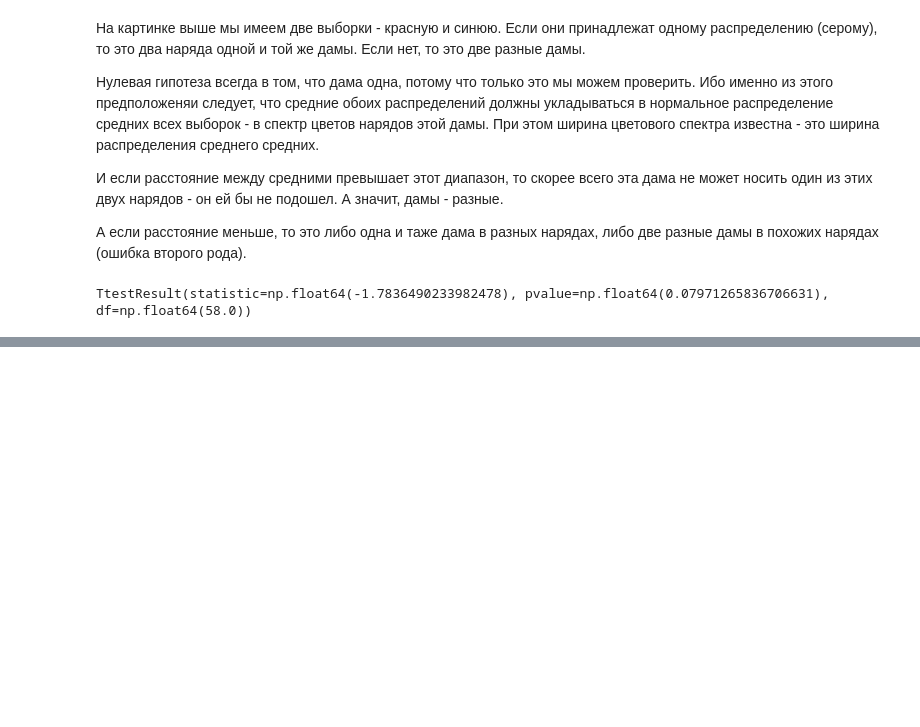
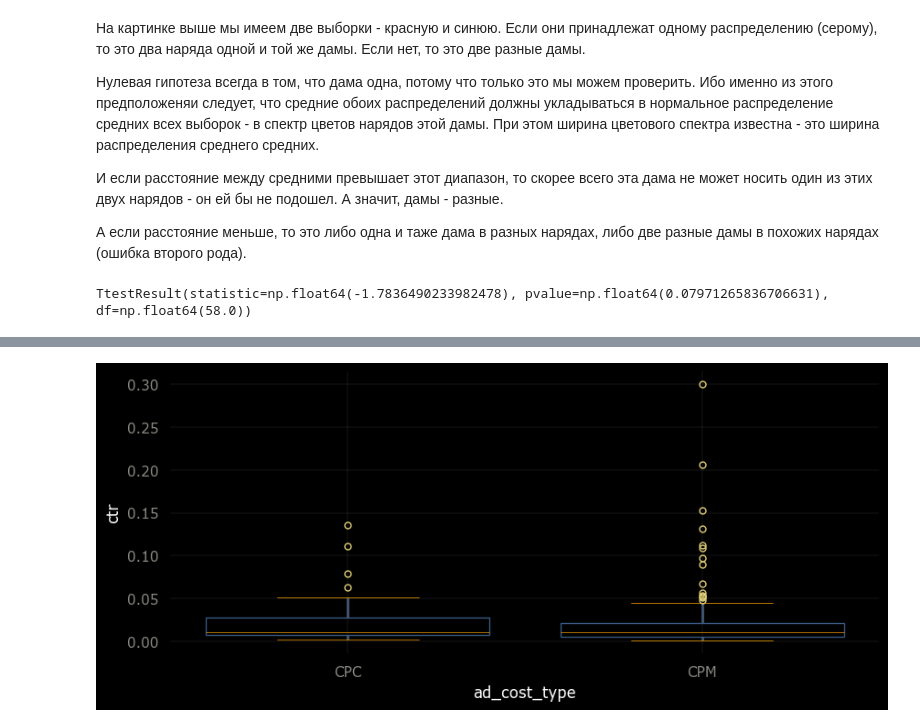
Before and after one commit to sortvalues/my_rep_01, a Jupyter notebook: Statistics/z_and_t_distributions.ipynb, the cells around one changed output, grey strips where cells are left out. Drawn from its saved outputs; the diff is of its cells as text; code cells hidden in the pictures; blank space fills up the shorter version.

```diff
--- a/Statistics/z_and_t_distributions.ipynb
+++ b/Statistics/z_and_t_distributions.ipynb
@@ -458,0 +336,20 @@ cost_type.head()
+# %%
+plt.figure(figsize=(10,4))
+boxplot_style = {
+    'medianprops':  {'linewidth': 4, 'color': '#571a18'},
+    'flierprops':   {'marker': 'o', 'markerfacecolor': 'green', 'markersize': 8},
+    'boxprops':     {'facecolor': 'none', 'edgecolor ': '#435975', 'linewidth': 1},
+    'capprops':     {'color': 'orange', 'linewidth': 1}}
+sns.boxplot(x = cost_type.ad_cost_type, y = cost_type.ctr,
+                                                            whiskerprops = {'linewidth': 2, 'color': '#435975'},
+                                                            medianprops  = {'linewidth': 4, 'color': 'orange', 'linewidth': 0.5},
+                                                            flierprops   = {'marker': 'o', 'markeredgecolor': '#e0ce79', 'markersize': 5, 'markerfacecolor' :'none', 'linewidth': 0.1},
+                                                            boxprops     = {'facecolor': 'none', 'edgecolor': '#395a83', 'linewidth': 1},
+                                                            capprops     = {'color': 'orange', 'linewidth': 0.5})
+plt.tick_params(axis='both', colors='#8b8a84')
+for pos in ['right', 'top', 'bottom', 'left']:
+    plt.gca().spines[pos].set_visible(False)
+plt.grid(color='darkgray', linestyle='-', linewidth=0.1)
+plt.show()
+# %% [output]
+[figure, added]
```
Also changed, not shown: parts of 33 cells of this notebook.
